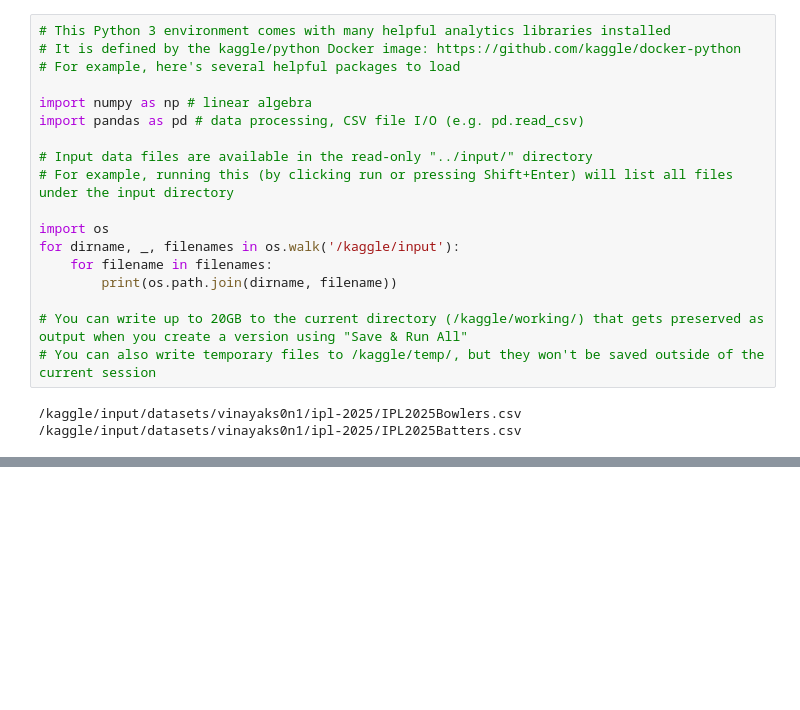
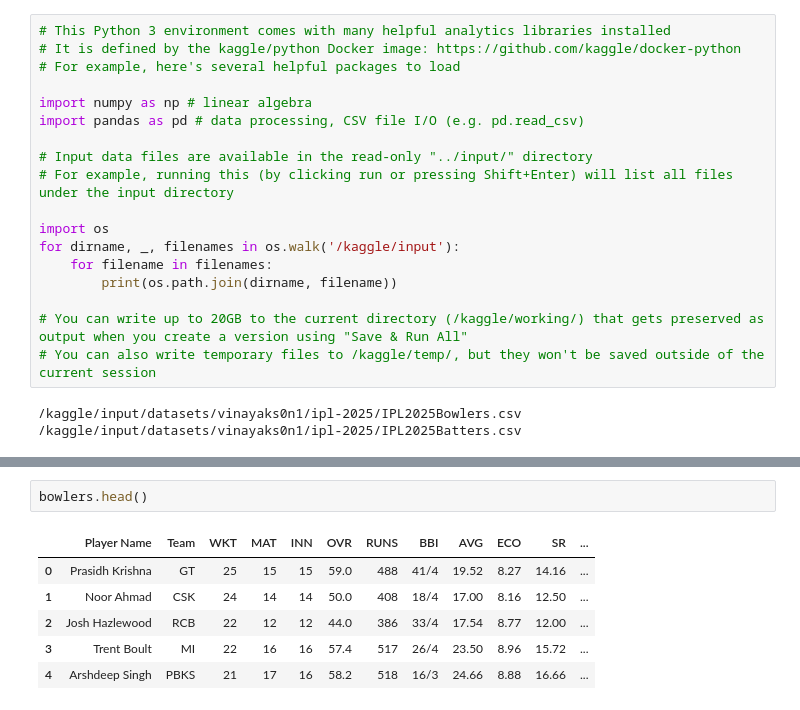
Before and after one commit to Sonythatipamula07/Sonythatipamula07, a Jupyter notebook: ipl_2025_top_players_analysis.ipynb, the cells around one changed output, grey strips where cells are left out. Drawn from its saved outputs; the diff is of its cells as text; blank space fills up the shorter version.

```diff
--- a/ipl_2025_top_players_analysis.ipynb
+++ b/ipl_2025_top_players_analysis.ipynb
@@ -21,0 +50,9 @@ for dirname, _, filenames in os.walk('/kaggle/input'):
+# %%
+bowlers.head()
+# %% [output]
+|  | Player Name | Team | WKT | MAT | INN | OVR | RUNS | BBI | AVG | ECO | SR | ... |
+| 0 | Prasidh Krishna | GT | 25 | 15 | 15 | 59.0 | 488 | 41/4 | 19.52 | 8.27 | 14.16 | ... |
+| 1 | Noor Ahmad | CSK | 24 | 14 | 14 | 50.0 | 408 | 18/4 | 17.00 | 8.16 | 12.50 | ... |
+| 2 | Josh Hazlewood | RCB | 22 | 12 | 12 | 44.0 | 386 | 33/4 | 17.54 | 8.77 | 12.00 | ... |
+| 3 | Trent Boult | MI | 22 | 16 | 16 | 57.4 | 517 | 26/4 | 23.50 | 8.96 | 15.72 | ... |
+| 4 | Arshdeep Singh | PBKS | 21 | 17 | 16 | 58.2 | 518 | 16/3 | 24.66 | 8.88 | 16.66 | ... |
```
Also changed, not shown: parts of 14 cells of this notebook.
